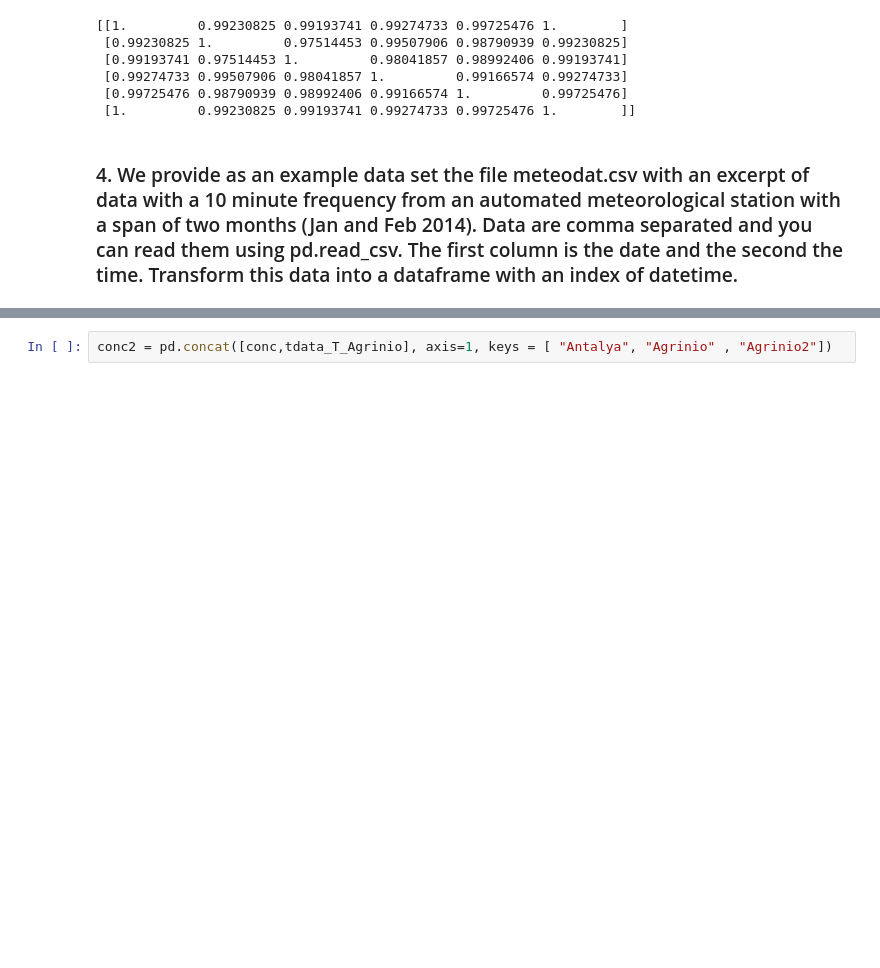
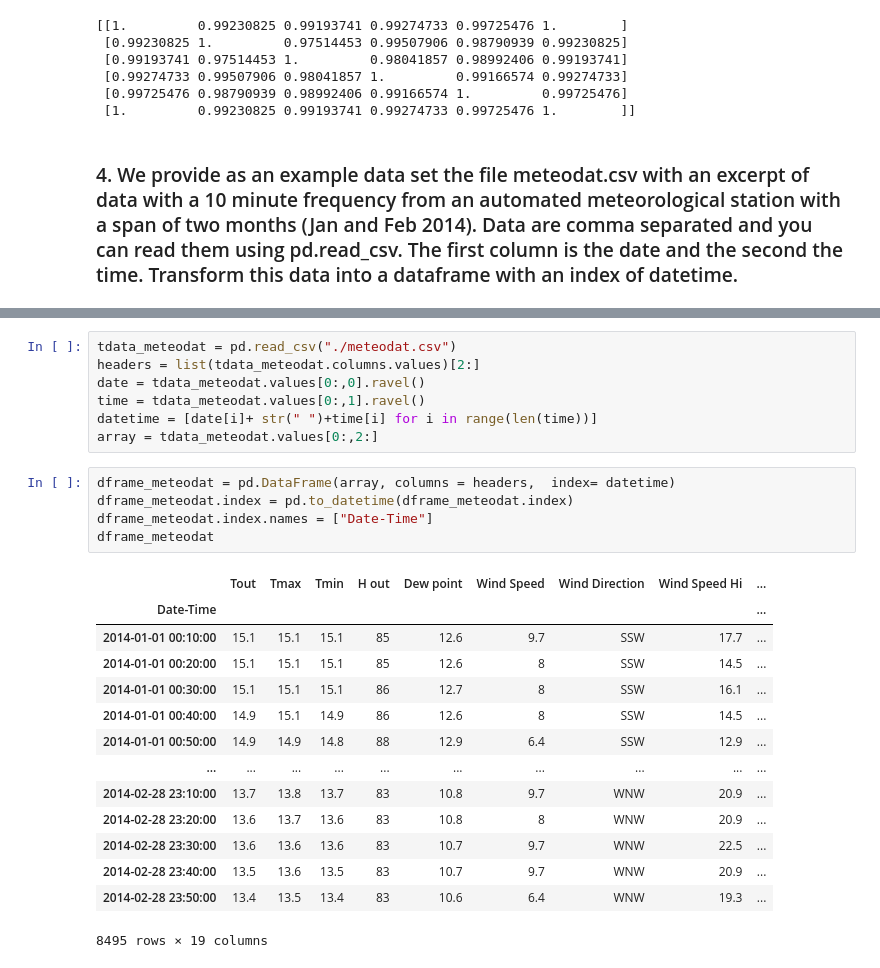
Before and after one commit to ccochato/computing_lectures, a Jupyter notebook: Exercises_Lesson_6.ipynb, the cells around one changed output, grey strips where cells are left out. Cells and saved outputs as stored; diff of their text form; blank space fills up the shorter version.

```diff
--- a/Exercises_Lesson_6.ipynb
+++ b/Exercises_Lesson_6.ipynb
@@ -988,2 +81,27 @@ tdata_Araxos
-# %%
-conc2 = pd.concat([conc,tdata_T_Agrinio], axis=1, keys = [ "Antalya", "Agrinio" , "Agrinio2"])
+# %%
+tdata_meteodat = pd.read_csv("./meteodat.csv")
+headers = list(tdata_meteodat.columns.values)[2:]
+date = tdata_meteodat.values[0:,0].ravel()
+time = tdata_meteodat.values[0:,1].ravel()
+datetime = [date[i]+ str(" ")+time[i] for i in range(len(time))]
+array = tdata_meteodat.values[0:,2:]
+# %%
+dframe_meteodat = pd.DataFrame(array, columns = headers,  index= datetime)
+dframe_meteodat.index = pd.to_datetime(dframe_meteodat.index)
+dframe_meteodat.index.names = ["Date-Time"]
+dframe_meteodat
+# %% [output]
+|  | Tout | Tmax | Tmin | H out | Dew point | Wind Speed | Wind Direction | Wind Speed Hi | ... |
+| Date-Time |  |  |  |  |  |  |  |  | ... |
+| 2014-01-01 00:10:00 | 15.1 | 15.1 | 15.1 | 85 | 12.6 | 9.7 | SSW | 17.7 | ... |
+| 2014-01-01 00:20:00 | 15.1 | 15.1 | 15.1 | 85 | 12.6 | 8 | SSW | 14.5 | ... |
+| 2014-01-01 00:30:00 | 15.1 | 15.1 | 15.1 | 86 | 12.7 | 8 | SSW | 16.1 | ... |
+| 2014-01-01 00:40:00 | 14.9 | 15.1 | 14.9 | 86 | 12.6 | 8 | SSW | 14.5 | ... |
+| 2014-01-01 00:50:00 | 14.9 | 14.9 | 14.8 | 88 | 12.9 | 6.4 | SSW | 12.9 | ... |
+| ... | ... | ... | ... | ... | ... | ... | ... | ... | ... |
+| 2014-02-28 23:10:00 | 13.7 | 13.8 | 13.7 | 83 | 10.8 | 9.7 | WNW | 20.9 | ... |
+| 2014-02-28 23:20:00 | 13.6 | 13.7 | 13.6 | 83 | 10.8 | 8 | WNW | 20.9 | ... |
+| 2014-02-28 23:30:00 | 13.6 | 13.6 | 13.6 | 83 | 10.7 | 9.7 | WNW | 22.5 | ... |
+| 2014-02-28 23:40:00 | 13.5 | 13.6 | 13.5 | 83 | 10.7 | 9.7 | WNW | 20.9 | ... |
+| 2014-02-28 23:50:00 | 13.4 | 13.5 | 13.4 | 83 | 10.6 | 6.4 | WNW | 19.3 | ... |
+8495 rows × 19 columns
```
Also changed, not shown: parts of 87 cells of this notebook.
